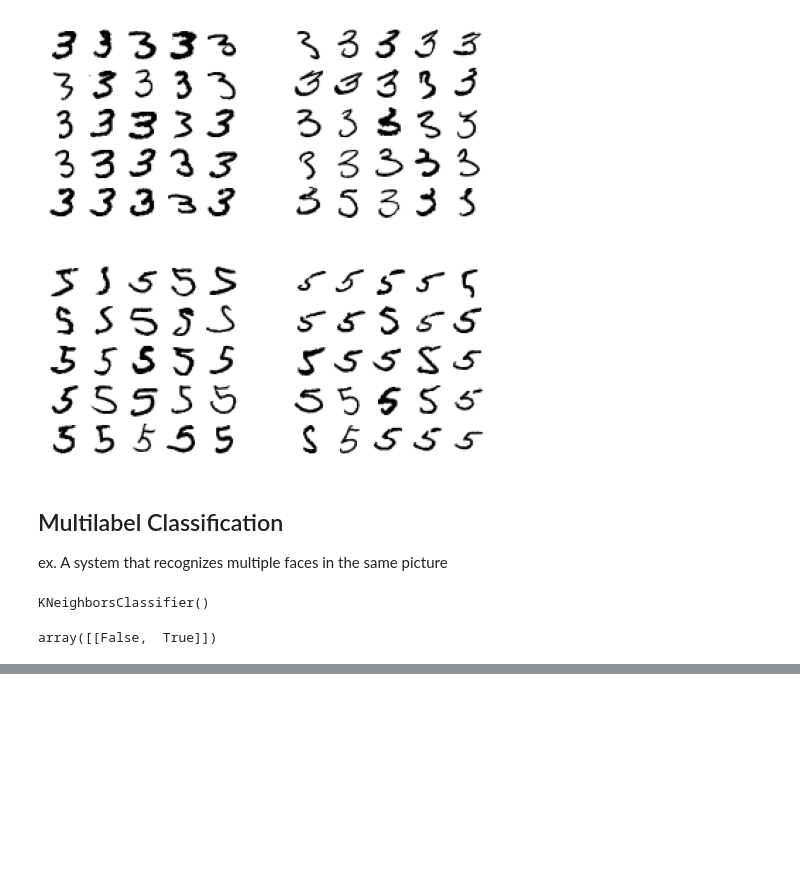
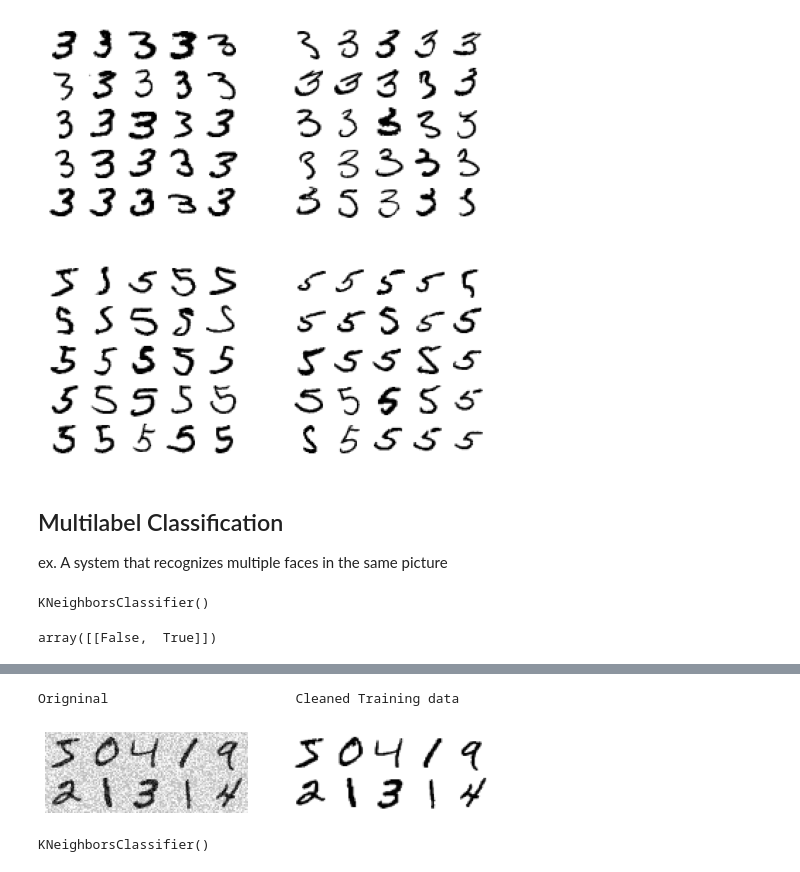
Before and after one commit to mrutyunjay17/Hands-On-Machine-Learning, a Jupyter notebook: mnist_classification/classification.ipynb, the cells around one changed output, grey strips where cells are left out. Drawn from its saved outputs; the diff is of its cells as text; code cells hidden in the pictures; blank space fills up the shorter version.

```diff
--- a/mnist_classification/classification.ipynb
+++ b/mnist_classification/classification.ipynb
@@ -456,0 +466,23 @@ f1_score(y_multilabel, y_train_knn_pred, average='macro') #assumes all labels ar
+# %%
+# add noise to pixel intensities of MNIST images
+noise = np.random.randint(0, 100, (len(X_train), 784))
+X_train_mod = X_train + noise
+noise = np.random.randint(0,100, (len(X_test), 784))
+X_test_mod = X_test + noise
+y_train_mod = X_train
+y_test_mod = X_test
+# %%
+#Peeking at some image
+print("Origninal \t\t\t Cleaned Training data")
+plt.figure(figsize=(8,8))
+plt.subplot(221); plot_digits(X_train_mod[:10], images_per_row=5)
+plt.subplot(222); plot_digits(X_train[:10], images_per_row=5)
+# %% [output]
+Origninal                        Cleaned Training data
+[figure, added]
+# %%
+some_index=1
+
+knn_clf.fit(X_train_mod, y_train_mod)
+# %% [output]
+KNeighborsClassifier()
```
Also changed, not shown: parts of 13 cells of this notebook.
